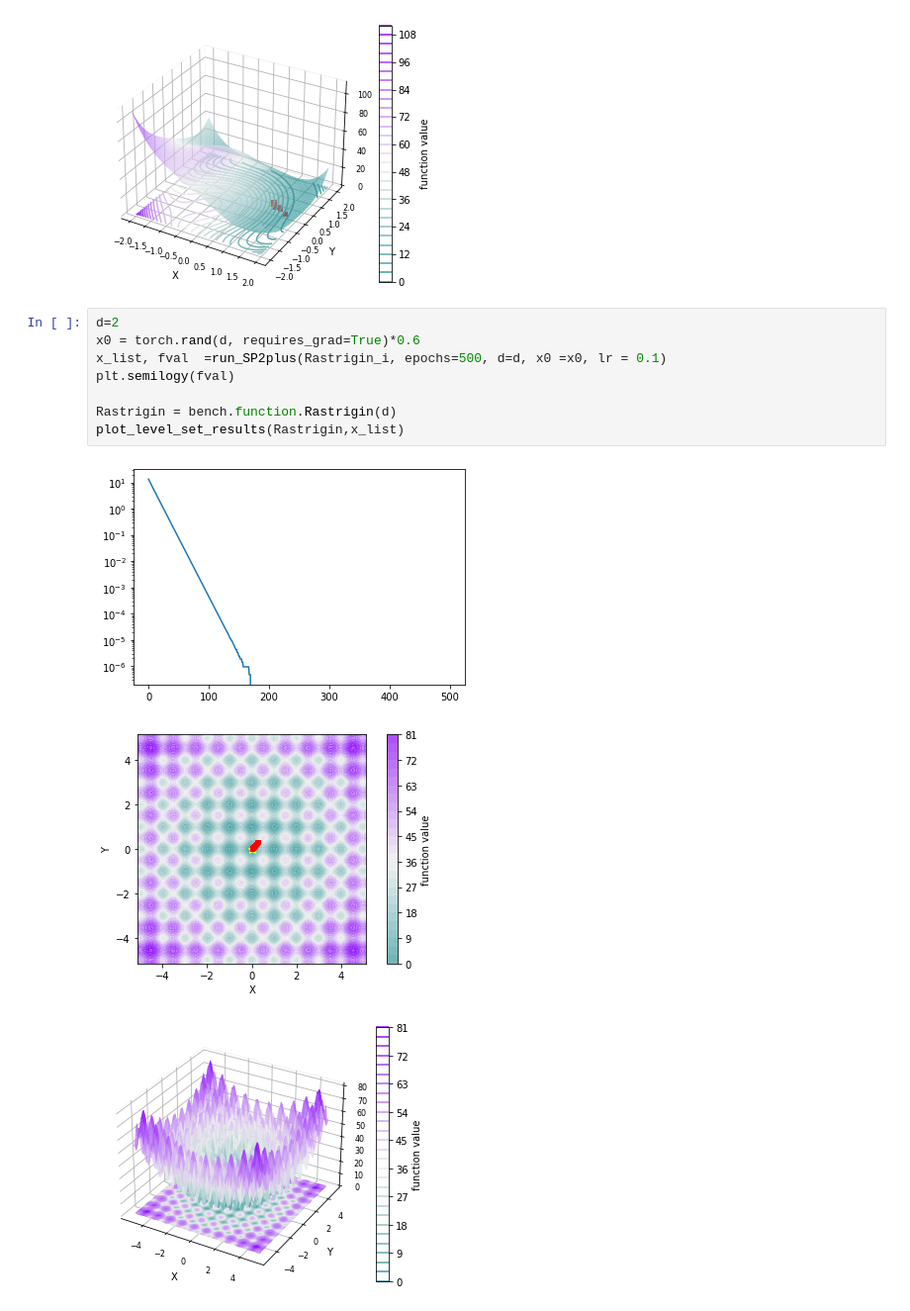
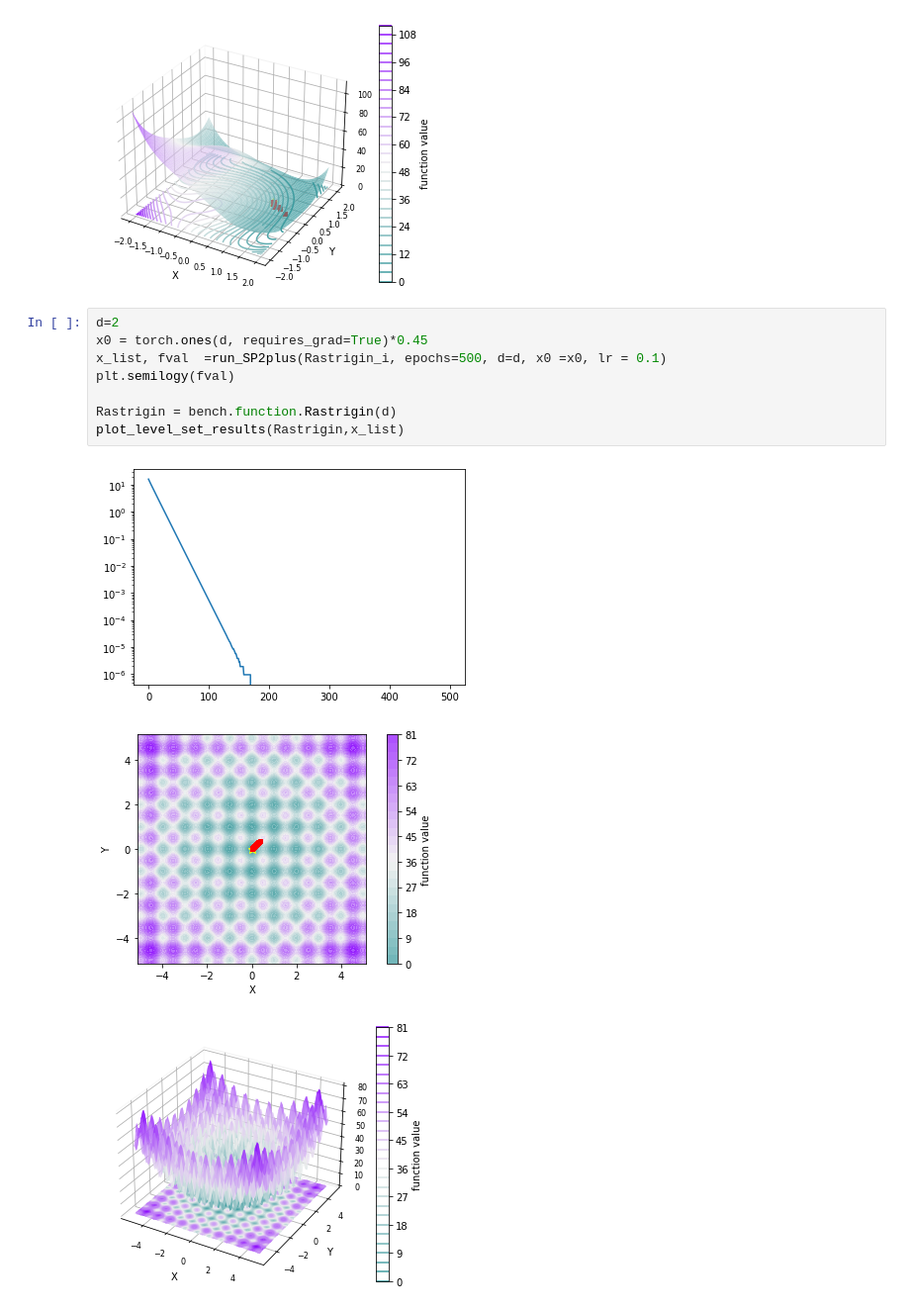
Before and after one commit to gowerrobert/sps_optimizers_with_martin_plots, a Jupyter notebook: 2D_examplesVisualization_rob_version.ipynb, the cells around one changed output. Shown at 99% size. Cells and saved outputs as stored; diff of their text form.

```diff
--- a/2D_examplesVisualization_rob_version.ipynb
+++ b/2D_examplesVisualization_rob_version.ipynb
@@ -117,13 +117,13 @@ plot_level_set_results(PermDBeta,x_list)
 [figure]
 # %%
 d=2
-x0 = torch.rand(d, requires_grad=True)*0.6
+x0 = torch.ones(d, requires_grad=True)*0.45
 x_list, fval  =run_SP2plus(Rastrigin_i, epochs=500, d=d, x0 =x0, lr = 0.1)
 plt.semilogy(fval)
 
 Rastrigin = bench.function.Rastrigin(d)
 plot_level_set_results(Rastrigin,x_list)
 # %% [output]
-[figure, old version]
+[figure, new version]
 [figure]
 [figure]
```
Also changed, not shown: parts of 6 cells of this notebook.
